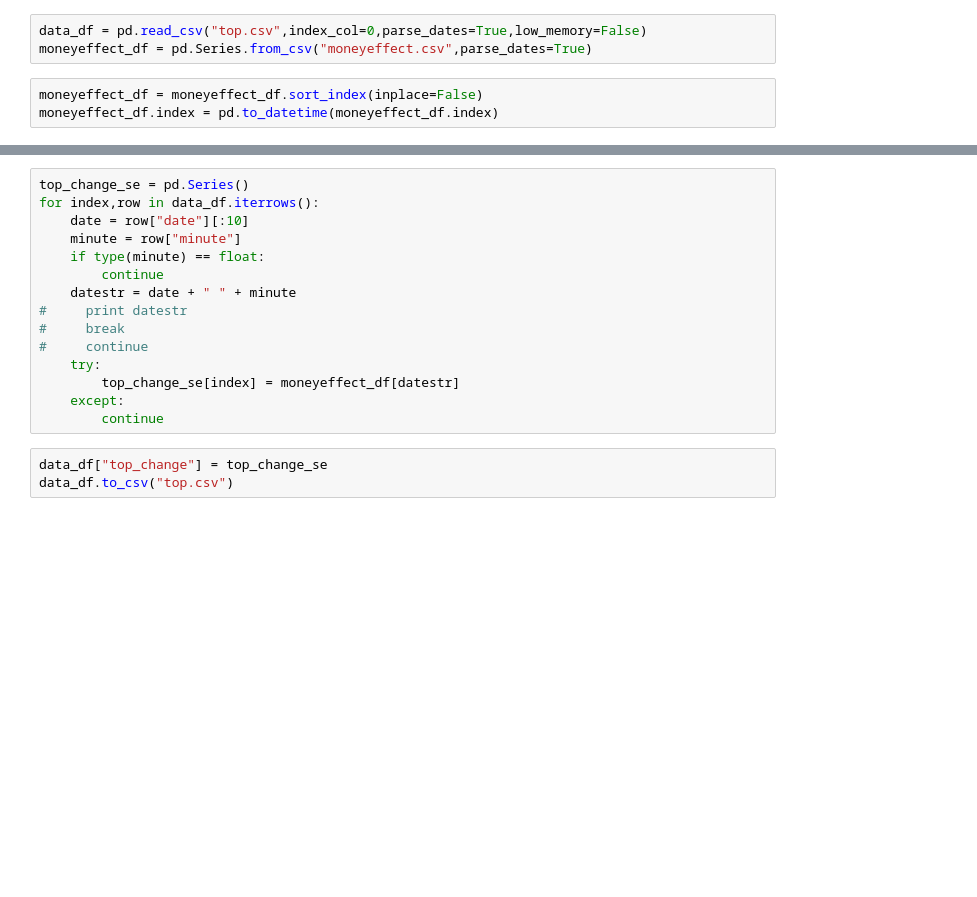
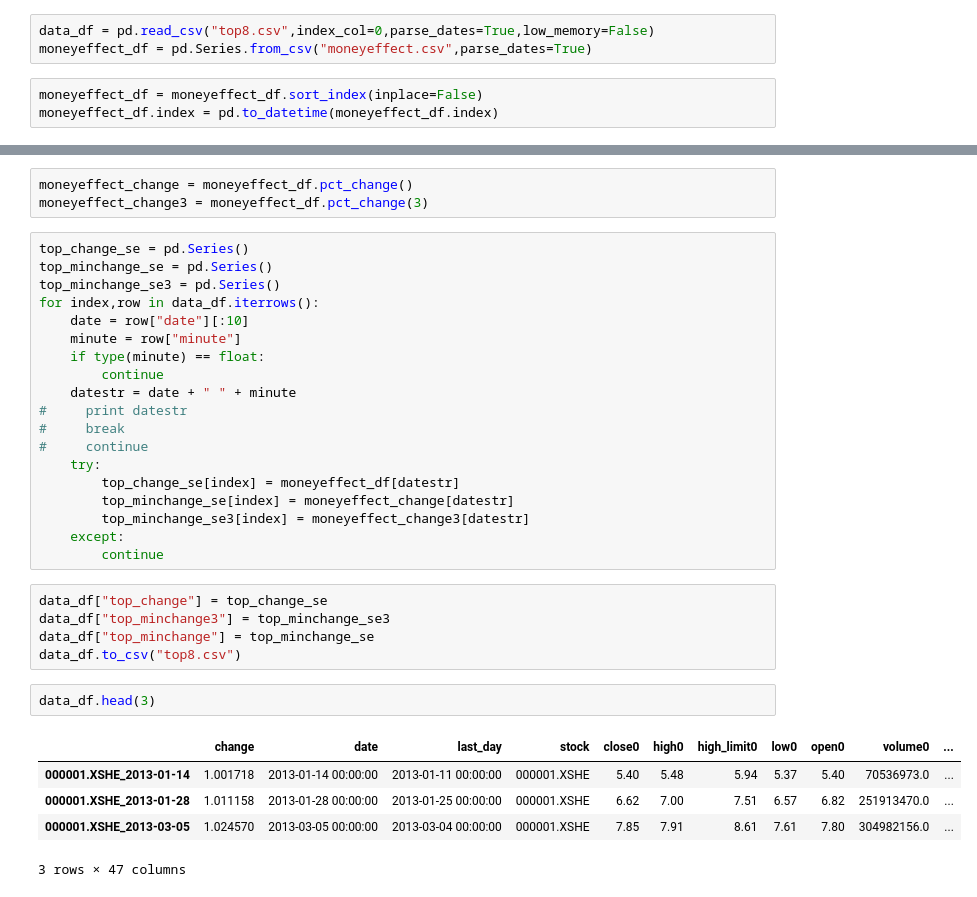
Before and after one commit to StockFucker/top, a Jupyter notebook: top数据处理.ipynb, the cells around one changed output, grey strips where cells are left out. Drawn from its saved outputs; the diff is of its cells as text; blank space fills up the shorter version.

```diff
--- a/top数据处理.ipynb
+++ b/top数据处理.ipynb
@@ -62,5 +64,5 @@ len(data_df)
 # %%
-data_df = pd.read_csv("top.csv",index_col=0,parse_dates=True,low_memory=False)
+data_df = pd.read_csv("top8.csv",index_col=0,parse_dates=True,low_memory=False)
 moneyeffect_df = pd.Series.from_csv("moneyeffect.csv",parse_dates=True)
 # %%
 moneyeffect_df = moneyeffect_df.sort_index(inplace=False)
@@ -70,5 +77,10 @@ moneyeffect_df.head(3)
+# %%
+moneyeffect_change = moneyeffect_df.pct_change()
+moneyeffect_change3 = moneyeffect_df.pct_change(3)
 # %%
 top_change_se = pd.Series()
+top_minchange_se = pd.Series()
+top_minchange_se3 = pd.Series()
 for index,row in data_df.iterrows():
     date = row["date"][:10]
     minute = row["minute"]
@@ -80,8 +92,20 @@ for index,row in data_df.iterrows():
 #     continue
     try:
         top_change_se[index] = moneyeffect_df[datestr]
+        top_minchange_se[index] = moneyeffect_change[datestr]
+        top_minchange_se3[index] = moneyeffect_change3[datestr]
     except:
         continue
 # %%
 data_df["top_change"] = top_change_se
-data_df.to_csv("top.csv")
+data_df["top_minchange3"] = top_minchange_se3
+data_df["top_minchange"] = top_minchange_se
+data_df.to_csv("top8.csv")
+# %%
+data_df.head(3)
+# %% [output]
+|  | change | date | last_day | stock | close0 | high0 | high_limit0 | low0 | open0 | volume0 | ... |
+| 000001.XSHE_2013-01-14 | 1.001718 | 2013-01-14 00:00:00 | 2013-01-11 00:00:00 | 000001.XSHE | 5.40 | 5.48 | 5.94 | 5.37 | 5.40 | 70536973.0 | ... |
+| 000001.XSHE_2013-01-28 | 1.011158 | 2013-01-28 00:00:00 | 2013-01-25 00:00:00 | 000001.XSHE | 6.62 | 7.00 | 7.51 | 6.57 | 6.82 | 251913470.0 | ... |
+| 000001.XSHE_2013-03-05 | 1.024570 | 2013-03-05 00:00:00 | 2013-03-04 00:00:00 | 000001.XSHE | 7.85 | 7.91 | 8.61 | 7.61 | 7.80 | 304982156.0 | ... |
+3 rows × 47 columns
```
Also changed, not shown: parts of 6 cells of this notebook, 8 other files.
